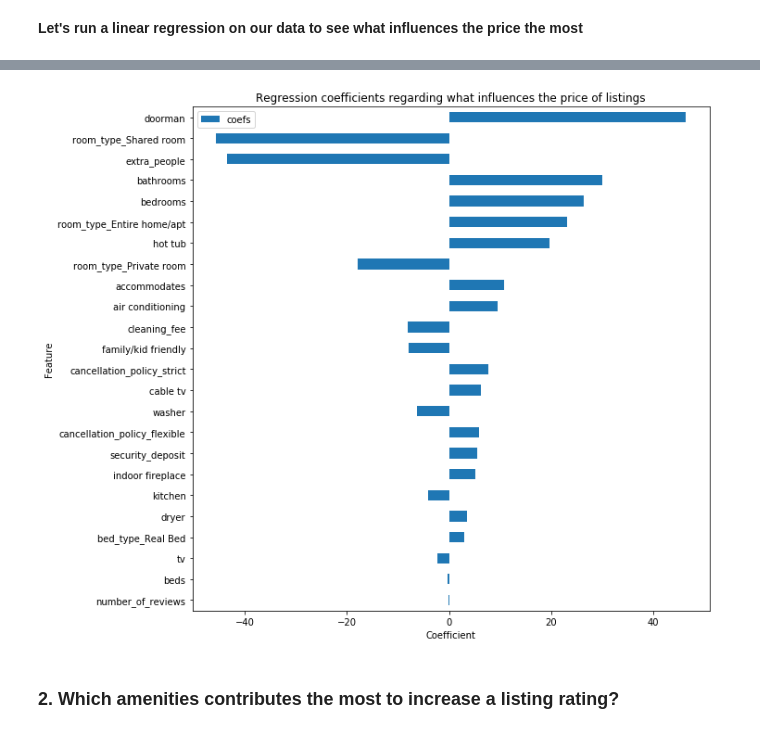
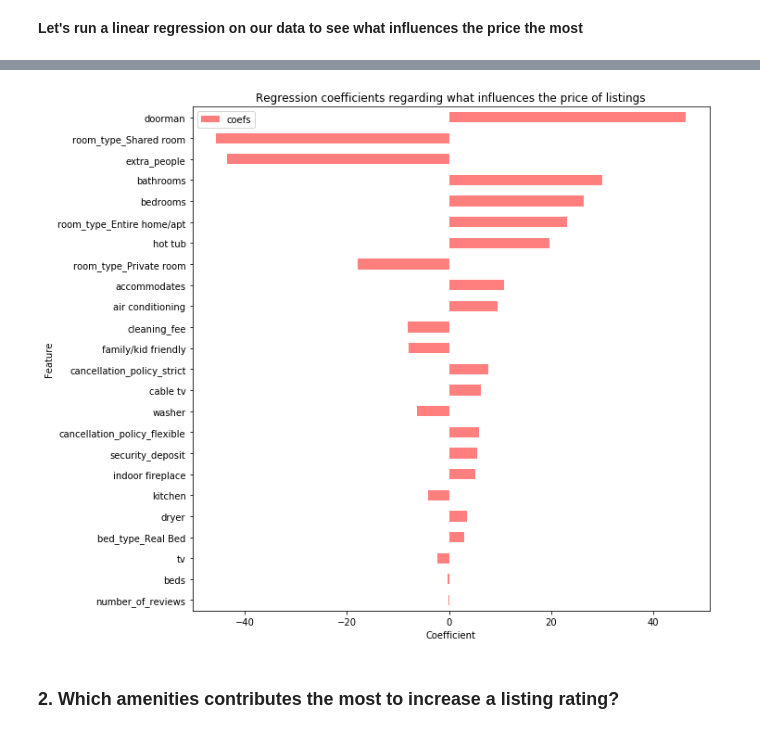
Before and after one commit to Robinhohocepied/airbnb-seattle-data, a Jupyter notebook: AirBnB+Seattle+Data.ipynb, the cells around one changed output, grey strips where cells are left out. Saved outputs shown, nothing was run; the diff lists cells and outputs as text; code cells hidden in the pictures.

```diff
--- a/AirBnB+Seattle+Data.ipynb
+++ b/AirBnB+Seattle+Data.ipynb
@@ -365,7 +468,20 @@ missing_values(listings_q1)
 The host acceptance rate and host response rate may not be provided in certain cases. We will first check if those values are correlated with other ones to be able to fill them.
 # %%
 def correlation_feature(data, feature):
-    return pd.DataFrame(data.corr()[feature]).abs().sort_values(feature, ascending=False)
+
+    '''
+    INPUT
+    data - pandas dataframe
+    feature - feature to check correlation against
+
+    OUTPUT
+    corr_df - dataframe with the columns and their correlation against the feature chosen
+
+    This function generates a dataframe with the columns and their correlation against the feature chosen.
+    '''
+
+    corr_df = pd.DataFrame(data.corr()[feature]).abs().sort_values(feature, ascending=False)
+    return corr_df
 
 correlation_feature(listings_q1,'host_acceptance_rate').head(10)
 # %% [output]
@@ -475,6 +591,32 @@ Obvisouly, there are too many features in the data. We need to reduce the number
 **Let's run a linear regression on our data to see what influences the price the most**
 # %%
 def get_linear_regression_score(data, independent_var, test_size, random_state, percentage_correlation):
+
+    '''
+    INPUT
+    data - pandas dataframe
+    independent_var - the independent variable to predict
+    test_size - the percentage of data in the test (in decimal)
+    random_state - the random state to keep the same results
+    percentage_correlation - keep the features in the model that had least this percentage of correlation with the
+                             independent value (in decimal)
+
+    OUTPUT
+    test_score - the regression test R2 score
+    train_score - the regression train R2 score
+    coefs_df - a dataframe with the regression coefficients
+
+    This function runs a linear regression and provides the R2 and regression coefficients. It is using the
+    following steps:
+    1. Remove the features from the dataframe that have less than percentage_correlation % correlation with the
+       independent variable.
+    2. Set the independent variable aside
+    3. Split the dataset into training and test datasets
+    4. Instantiate and fit the linear regression model
+    5. Generate predictions using the model
+    6. Score the model
+    7. Generate a dataframe with the linear regression coefficients
+    '''
 
     # Remove features with less than x% correlation
     correlation = correlation_feature(data,independent_var).reset_index()
@@ -501,7 +643,7 @@ def get_linear_regression_score(data, independent_var, test_size, random_state,
     test_score = r2_score(y_test, y_test_preds)
     train_score = r2_score(y_train, y_train_preds)
 
-    # Get the coefficients
+    # Get the regression coefficients
     coefs_df = pd.DataFrame()
     coefs_df['est_int'] = X_train.columns
     coefs_df['coefs'] = lm_model.coef_
@@ -517,15 +659,15 @@ q1_test_score
 # %%
 def plot_coefs(coefs, size, title, xlabel, ylabel):
     coef_df = coefs.sort_values('abs_coefs', ascending=True).drop('abs_coefs',axis=1)
-    coef_df.set_index('est_int').plot(kind='barh',figsize=size)
+    coef_df.set_index('est_int').plot(kind='barh',figsize=size, color=(1, 0, 0, 0.5))
     plt.title(title)
     plt.xlabel(xlabel)
     plt.ylabel(ylabel)
 
 plot_coefs(coefs_df_q1, (10, 10), "Regression coefficients regarding what influences the price of listings"
            , 'Coefficient', 'Feature')
 # %% [output]
-[figure, old version]
+[figure, new version]
 # %% [markdown]
 ### 2. Which amenities contributes the most to increase a listing rating?
 # %% [markdown]
```
Also changed, not shown: parts of 27 cells of this notebook.
